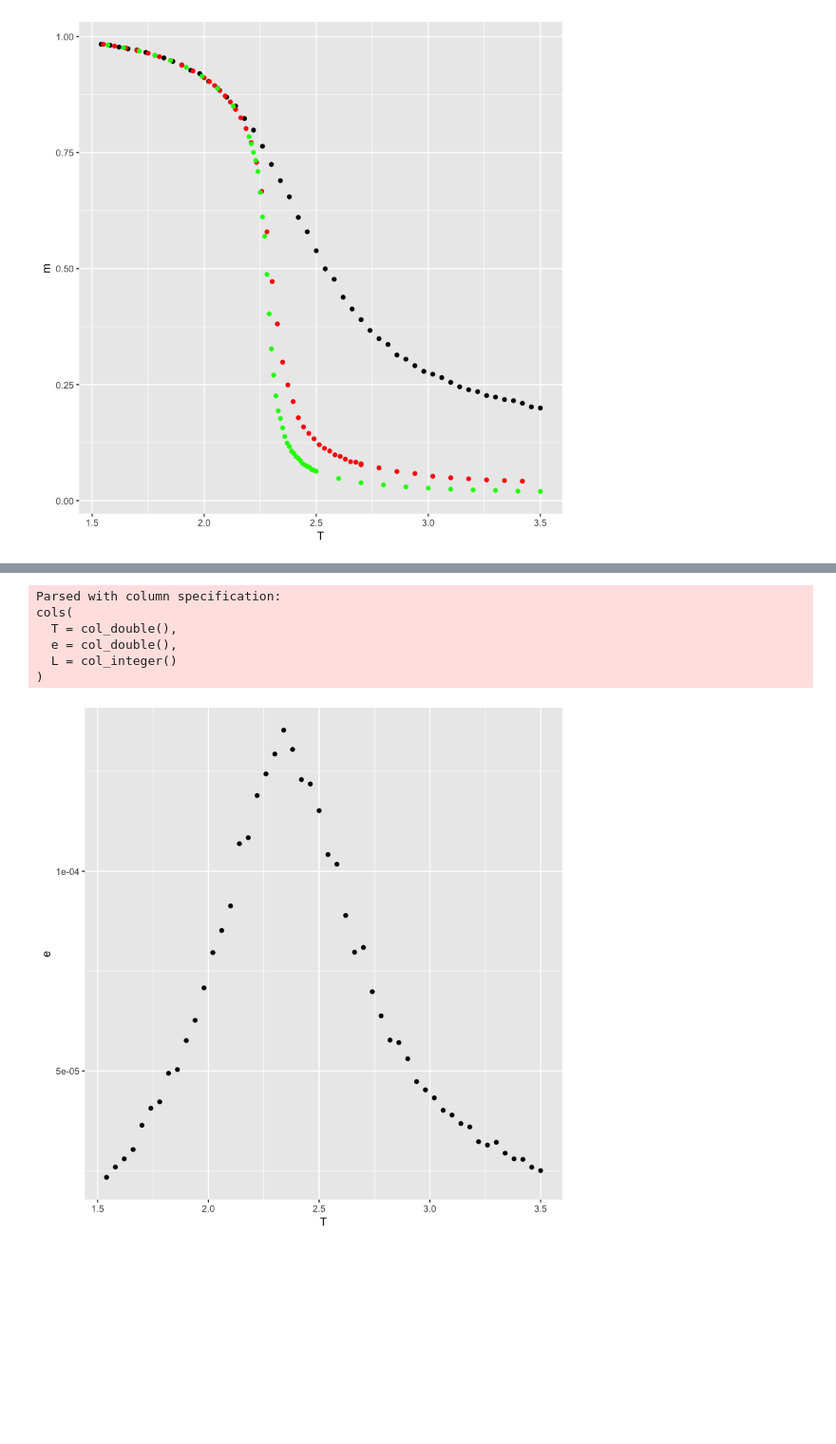
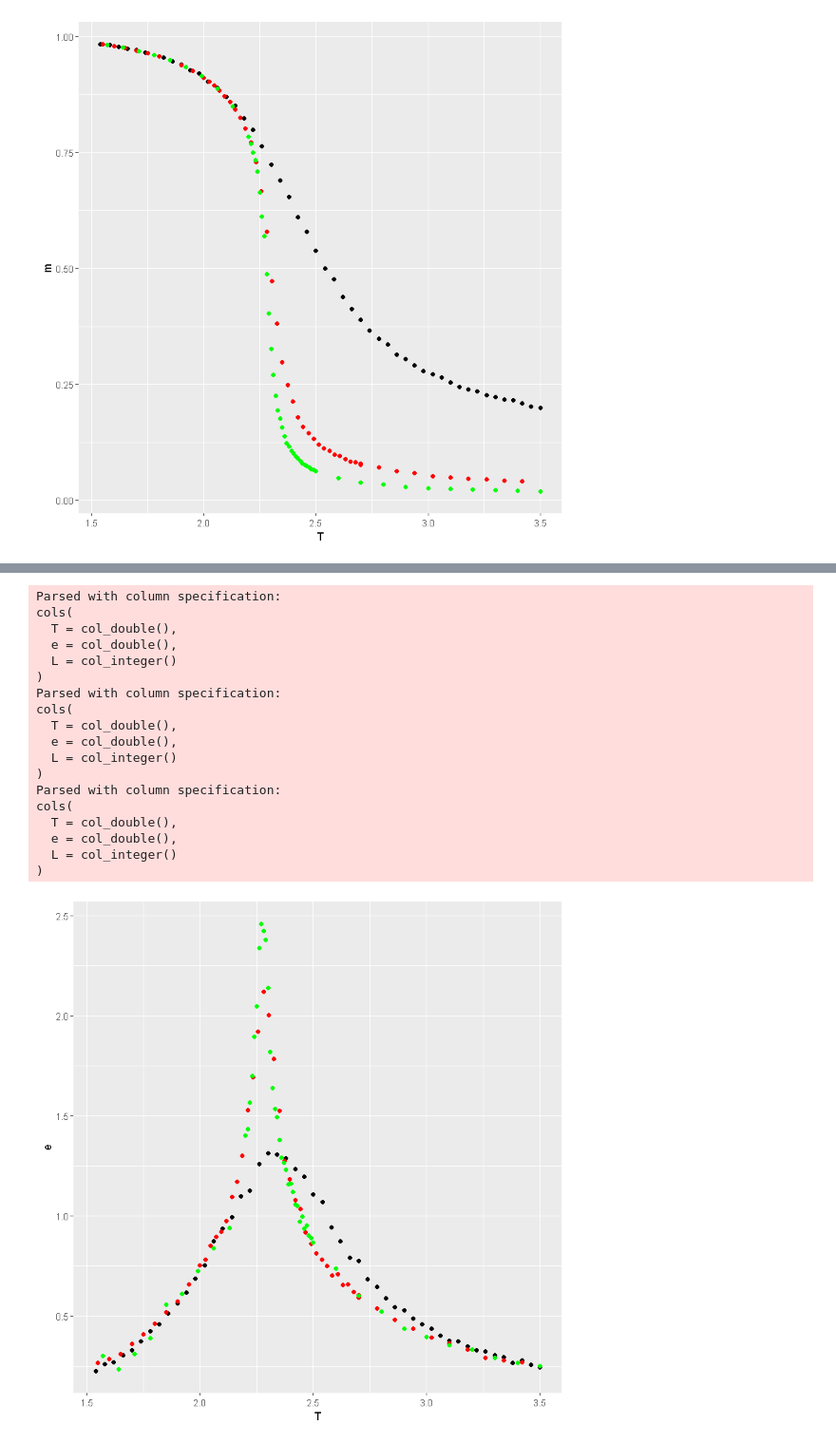
Before and after one commit to Squaess/StatisticalPhysics, a Jupyter notebook: ising_model/v2/magnetization.ipynb, the cells around one changed output, grey strips where cells are left out. Shown: that part at 95% size. Saved outputs shown, nothing was run; the diff lists cells and outputs as text; code cells hidden in the pictures; blank space fills up the shorter version.

```diff
--- a/ising_model/v2/magnetization.ipynb
+++ b/ising_model/v2/magnetization.ipynb
@@ -92,14 +107,31 @@ cols(
 # %%
 heat10 <- read_csv("heat10.csv")
-ggplot() + geom_point(data = heat10, aes(T, e))
+heat50 <- read_csv("heat50.csv")
+heat100 <- read_csv("heat100.csv")
+
+ggplot() + geom_point(data = heat10, aes(T, e)) +
+geom_point(data = heat50, aes(T, e), color="red") +
+geom_point(data = heat100, aes(T, e), color="green")
 # %% [output]
 Parsed with column specification:
 cols(
   T = col_double(),
   e = col_double(),
   L = col_integer()
 )
+Parsed with column specification:
+cols(
+  T = col_double(),
+  e = col_double(),
+  L = col_integer()
+)
+Parsed with column specification:
+cols(
+  T = col_double(),
+  e = col_double(),
+  L = col_integer()
+)
-[figure, old version]
+[figure, new version]
 # %%
 ggsave("todelete.png")
 # %% [output]
```
Also changed, not shown: parts of 6 cells of this notebook, 11 other files.
